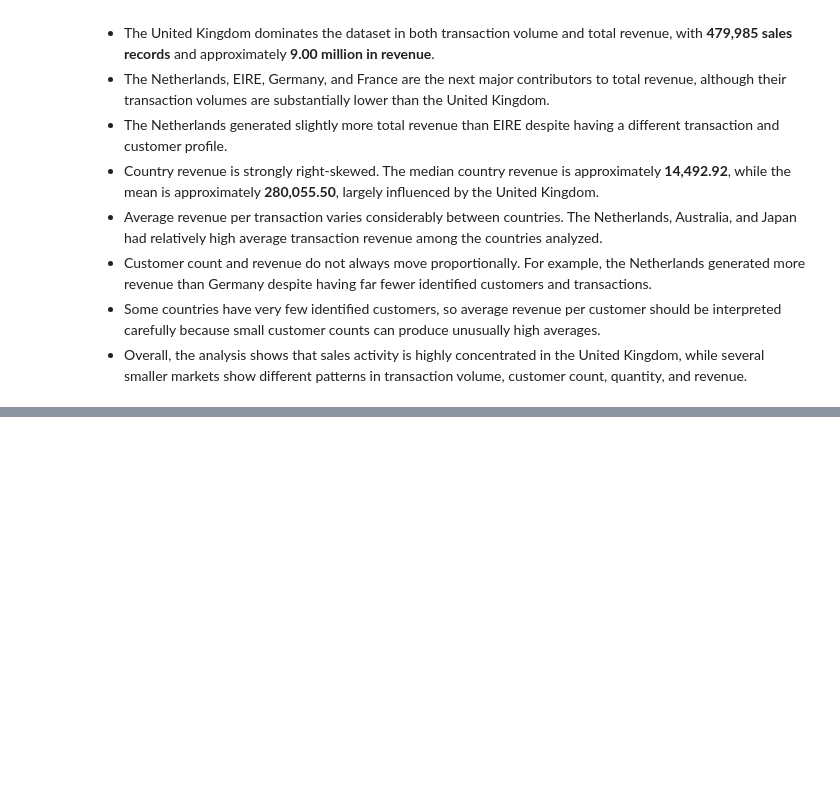
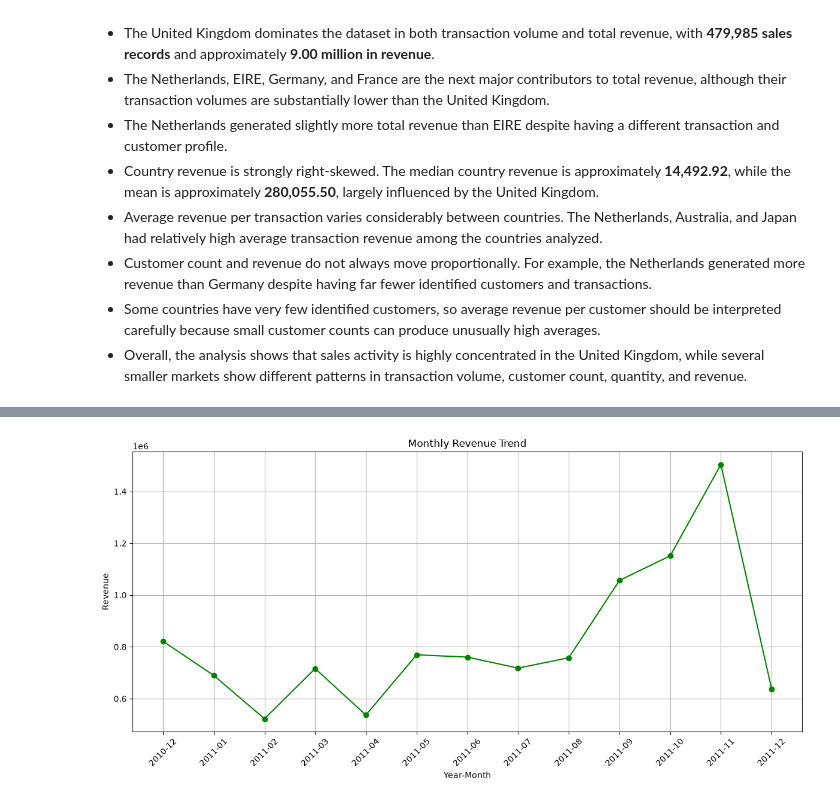
Before and after one commit to vikasa-y/Online-Retail-Sales-Analysis, a Jupyter notebook: Notebooks/Online_Retail_Eda.ipynb, the cells around one changed output, grey strips where cells are left out. Saved outputs shown, nothing was run; the diff lists cells and outputs as text; code cells hidden in the pictures; blank space fills up the shorter version.

```diff
--- a/Notebooks/Online_Retail_Eda.ipynb
+++ b/Notebooks/Online_Retail_Eda.ipynb
@@ -2057,0 +2060,7 @@ plt.show()
+# %%
+sales_df["Year"] = sales_df["InvoiceDate"].dt.year
+sales_df["Month"] = sales_df["InvoiceDate"].dt.month
+sales_df["Month_Name"] = sales_df["InvoiceDate"].dt.month_name()
+sales_df["Day"] = sales_df["InvoiceDate"].dt.day
+sales_df["Day_Name"] = sales_df["InvoiceDate"].dt.day_name()
+sales_df["Hour"] = sales_df["InvoiceDate"].dt.hour
@@ -2057,0 +2167,23 @@ plt.show()
+# %%
+monthly_revenue = (sales_df.groupby(["Year", "Month"])["Revenue"].sum().reset_index())
+
+monthly_revenue["Year-Month"] = (monthly_revenue["Year"].astype(str)+ "-"+
+                                  monthly_revenue["Month"].astype(str).str.zfill(2))
+# %%
+plt.figure(figsize=(12,6))
+
+plt.plot(
+    monthly_revenue["Year-Month"],
+    monthly_revenue["Revenue"],
+    marker="o" , color='green')
+
+plt.xlabel("Year-Month")
+plt.ylabel("Revenue")
+plt.title("Monthly Revenue Trend")
+plt.xticks(rotation=45)
+plt.grid()
+plt.tight_layout()
+plt.savefig(f"{filepath}/Monthly Revenue Trend.png", bbox_inches="tight", dpi=300)
+plt.show()
+# %% [output]
+[figure, added]
```
Also changed, not shown: parts of 12 cells of this notebook.
